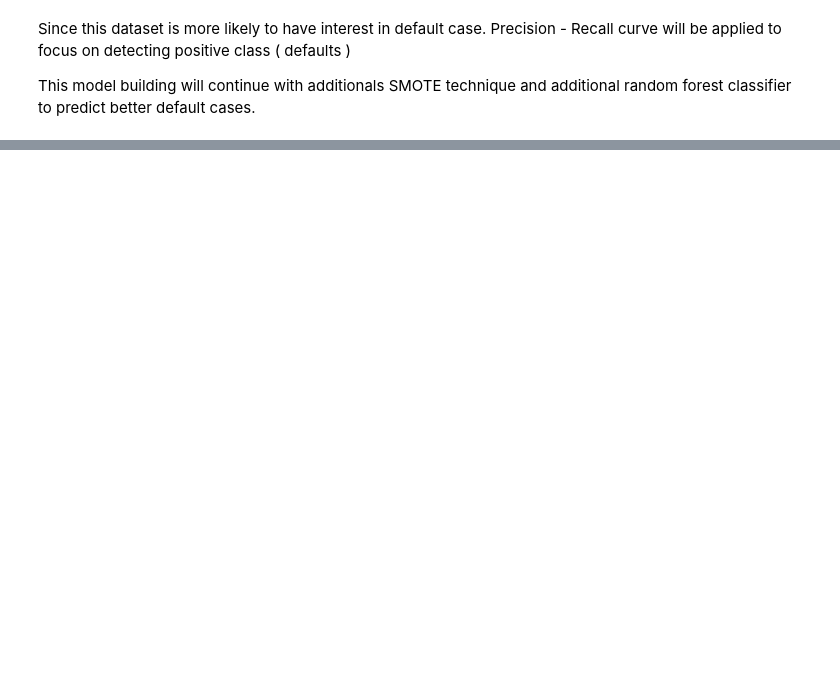
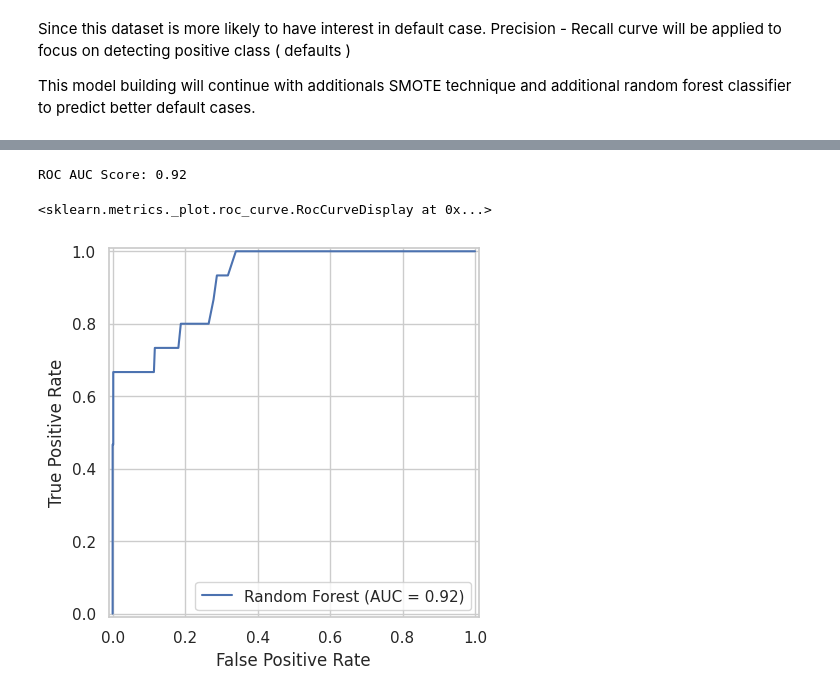
Before and after one commit to Alfredo2212/Talentport, a Jupyter notebook: notebooks/B_modeling.ipynb, the cells around one changed output, grey strips where cells are left out. Cells and saved outputs as stored; diff of their text form; code cells hidden in the pictures; blank space fills up the shorter version.

```diff
--- a/notebooks/B_modeling.ipynb
+++ b/notebooks/B_modeling.ipynb
@@ -321,0 +380,29 @@ Call off other methods of oversampling since it doesnt increase precision-recall
+# %%
+# Hyperparameter tuning random forest for better result
+param_grid = {
+    'n_estimators': [100, 200],
+    'max_depth': [5, 10, None],
+    'min_samples_split': [2, 5, 10],
+    'min_samples_leaf': [1, 2, 4],
+    'max_features': ['sqrt', 'log2']
+}
+
+rf = RandomForestClassifier(random_state=22)
+
+grid_search = GridSearchCV(
+    estimator=rf,
+    param_grid=param_grid,
+    scoring='roc_auc',
+    cv=5,
+    n_jobs=-1,
+    verbose=2
+)
+
+grid_search.fit(x_int_train_smote, y_int_train_smote)
+
+# Best Model
+best_rf = grid_search.best_estimator_
+y_pred_rf_best = best_rf.predict(x_test_scaled)
+
+print(confusion_matrix(y_test, y_pred_rf_best))
+print(classification_report(y_test, y_pred_rf_best))
@@ -321,0 +441,17 @@ Call off other methods of oversampling since it doesnt increase precision-recall
+# %%
+# ROC AUC Curve as task mandatory requirement
+# Predict probabilities for positive class ( Default )
+y_proba = best_rf.predict_proba(x_test_scaled)[:, 1]
+
+# Compute ROC AUC score
+roc_auc = roc_auc_score(y_test, y_proba)
+print(f"ROC AUC Score: {roc_auc:.2f}")
+
+# Plot ROC Curve
+fpr, tpr, thresholds = roc_curve(y_test, y_proba)
+
+RocCurveDisplay(fpr=fpr, tpr=tpr, roc_auc=roc_auc, estimator_name='Random Forest').plot()
+# %% [output]
+ROC AUC Score: 0.92
+<sklearn.metrics._plot.roc_curve.RocCurveDisplay at 0x...>
+[figure, added]
```
Also changed, not shown: parts of 19 cells of this notebook.
